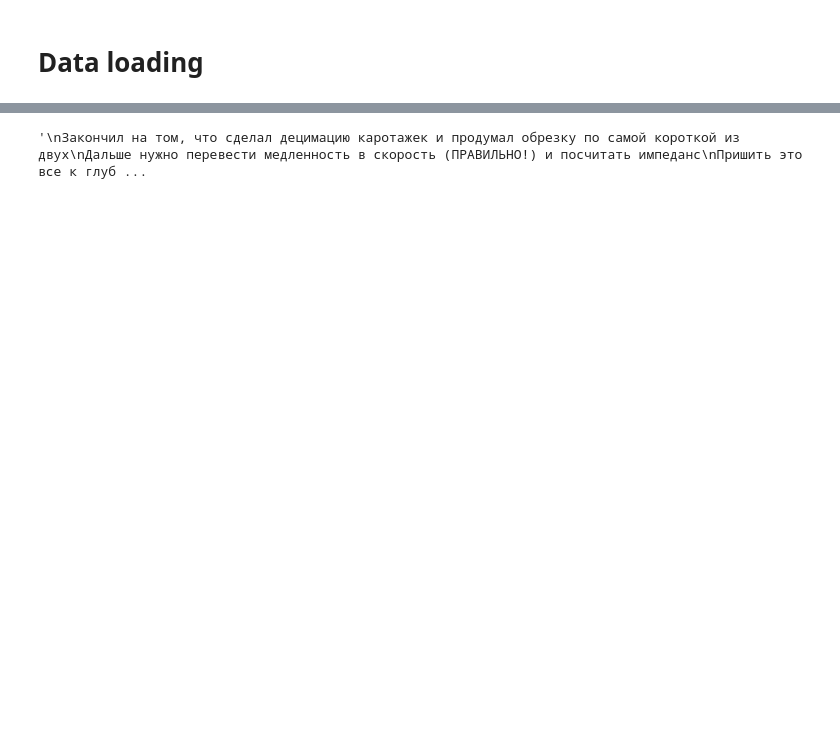
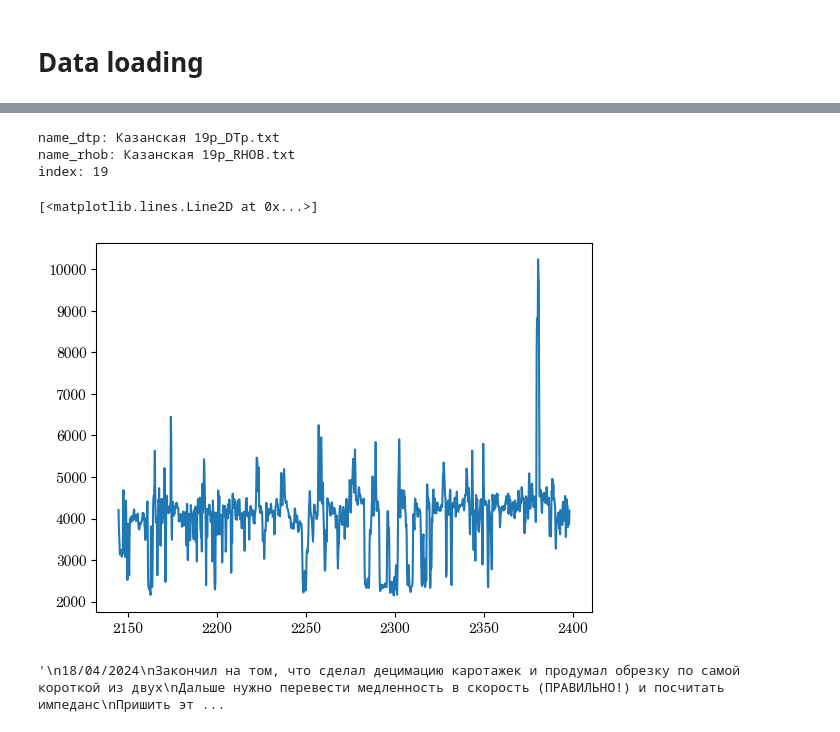
Before and after one commit to grxoxl/inversion, a Jupyter notebook: acoustic_inversion/kazan_data/data_preparation.ipynb, the cells around one changed output, grey strips where cells are left out. Saved outputs shown, nothing was run; the diff lists cells and outputs as text; code cells hidden in the pictures; blank space fills up the shorter version.

```diff
--- a/acoustic_inversion/kazan_data/data_preparation.ipynb
+++ b/acoustic_inversion/kazan_data/data_preparation.ipynb
@@ -5,6 +5,9 @@ import numpy as np
 import matplotlib.pyplot as plt
 from typing import Tuple, Union, List
 from scipy.interpolate import Rbf, interp1d
-from scipy.signal import decimate, resample_poly, resample
+import pandas as pd
+
+
+plt.rcParams["font.family"] = "century"
 # %% [markdown]
 # Data loading
@@ -44,2 +77,16 @@ def read_well_txt(folder_path: str) -> Tuple[List[np.ndarray], List[np.ndarray]]
+# %%
+def divide_filenames_by_keyword(directory):
+    dtp_files = []
+    rhob_files = []
+
+    for filename in os.listdir(directory):
+        # Convert filename to lowercase for case-insensitive matching
+        lowercase_filename = filename.lower()
+        if "dtp" in lowercase_filename:
+            dtp_files.append(os.path.join(directory, filename))
+        elif "rhob" in lowercase_filename:
+            rhob_files.append(os.path.join(directory, filename))
+
+    return dtp_files, rhob_files
 # %%
 folder = r"C:\Users\Владислав\Downloads\LOG _unique"
@@ -50,3 +137,14 @@ dtp, rhob, dtp_labels, rhob_labels = read_well_txt(folder)
+# %%
+wells[4]
+# %% [output]
+name_dtp: Казанская 19р_DTp.txt
+name_rhob: Казанская 19р_RHOB.txt
+index: 19
+# %%
+plt.plot(wells[2].data["dtp"][:, 2], 1e6/wells[2].data["dtp"][:, 3])
+# %% [output]
+[<matplotlib.lines.Line2D at 0x...>]
+[figure, added]
 # %%
 def r2even(f):
     if (np.floor(f)%2 == 0):
@@ -97,11 +195,24 @@ for i in range(len(dtp)):
         rhob_decimated[i] = rhob_decimated[i][:len_dtp, :]
 # %%
 """
+18/04/2024
 Закончил на том, что сделал децимацию каротажек и продумал обрезку по самой короткой из двух
 Дальше нужно перевести медленность в скорость (ПРАВИЛЬНО!) и посчитать импеданс
 Пришить это все к глубинам
-Расчитать inline/crossline для каждой скважины
+Расчитать inline/crossline для каждой скважины (интерполяция инклинометрии)
+31 индекс косячный, посмотреть (kaz_K21_294)
+
+19/04/2024
+Переписал логику под ООП, теперь каждая скважина - объект, имеющий свои атрибуты.
+Так удобно работать, больше контроля над данными и можно избежать тупых факапов
+(как например с переводом медленности в скорость)
+Перевел скорости в медленности и расчитал импеданс для каждой скважины,
+запросил уточнения по выбросу в скважине kaz_K21_294 и по поводу пустого файла
+
+Даль
+
+
 """
 # %% [output]
-'\nЗакончил на том, что сделал децимацию каротажек и продумал обрезку по самой короткой из двух\nДальше нужно перевести медленность в скорость (ПРАВИЛЬНО!) и посчитать импеданс\nПришить это все к глуб ...
+'\n18/04/2024\nЗакончил на том, что сделал децимацию каротажек и продумал обрезку по самой короткой из двух\nДальше нужно перевести медленность в скорость (ПРАВИЛЬНО!) и посчитать импеданс\nПришить эт ...
 # %%
```
Also changed, not shown: parts of 10 cells of this notebook.
